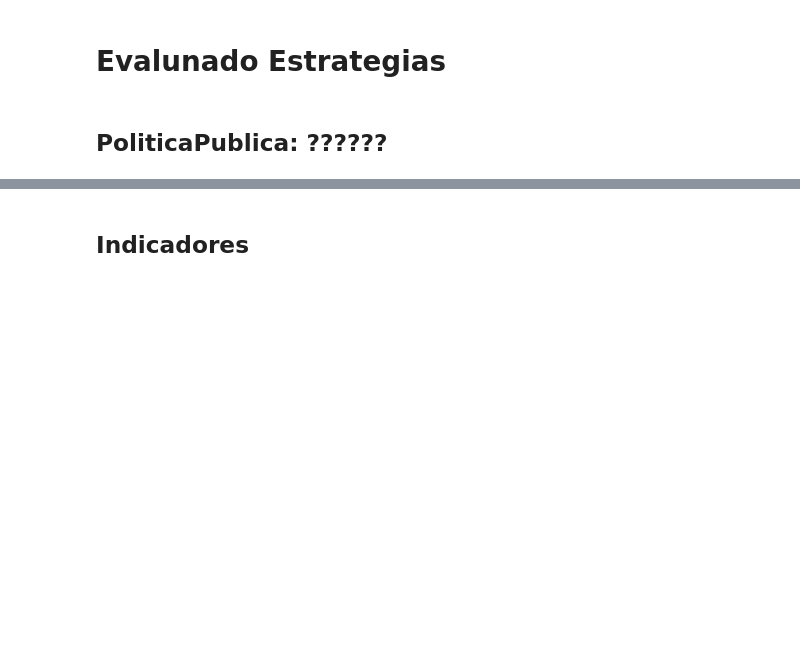
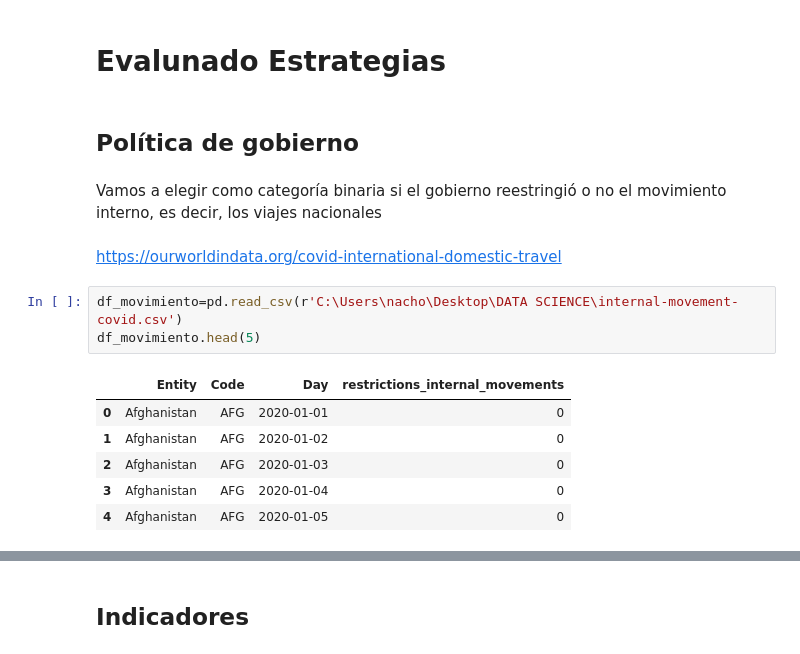
Before and after one commit to NachoRam123/Sprint-4, a Jupyter notebook: proyecto_4.ipynb, the cells around one changed output, grey strips where cells are left out. Cells and saved outputs as stored; diff of their text form; blank space fills up the shorter version.

```diff
--- a/proyecto_4.ipynb
+++ b/proyecto_4.ipynb
@@ -384,5 +381,19 @@ El modelo no parece ajustarse bien, es decir, el k estimado que viene de una mue
 En la siguiente sección veremos como se puede mejorar las predicciones de contagios incluyendo alguna política de goberno que incide en la propagación del virus
 # %% [markdown]
 # Evalunado Estrategias
-# %% [markdown]
-## PoliticaPublica: ??????
+# %% [markdown]
+## Política de gobierno
+# %% [markdown]
+Vamos a elegir como categoría binaria si el gobierno reestringió o no el movimiento interno, es decir, los viajes nacionales
+# %% [markdown]
+https://ourworldindata.org/covid-international-domestic-travel
+# %%
+df_movimiento=pd.read_csv(r'C:\Users\nacho\Desktop\DATA SCIENCE\internal-movement-covid.csv')
+df_movimiento.head(5)
+# %% [output]
+|  | Entity | Code | Day | restrictions_internal_movements |
+| 0 | Afghanistan | AFG | 2020-01-01 | 0 |
+| 1 | Afghanistan | AFG | 2020-01-02 | 0 |
+| 2 | Afghanistan | AFG | 2020-01-03 | 0 |
+| 3 | Afghanistan | AFG | 2020-01-04 | 0 |
+| 4 | Afghanistan | AFG | 2020-01-05 | 0 |
```
Also changed, not shown: parts of 14 cells of this notebook.
